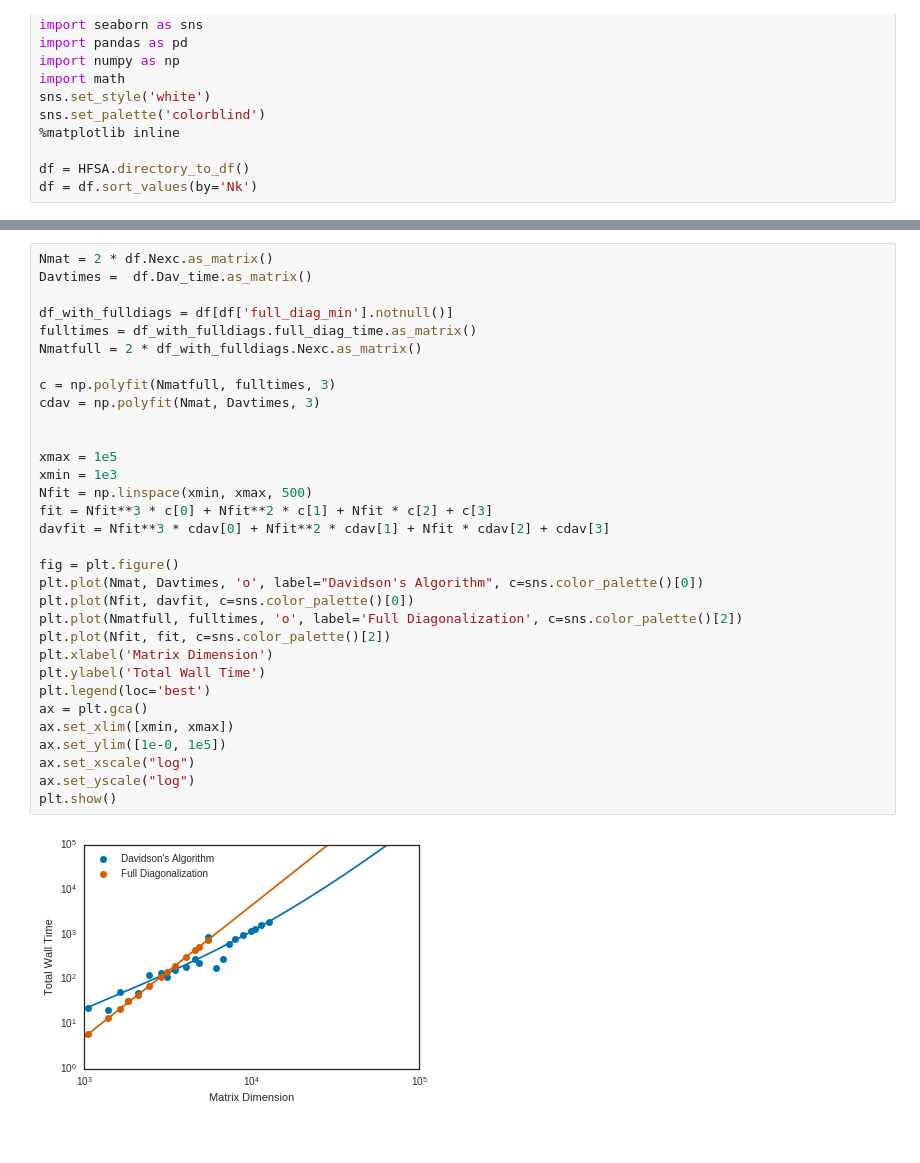
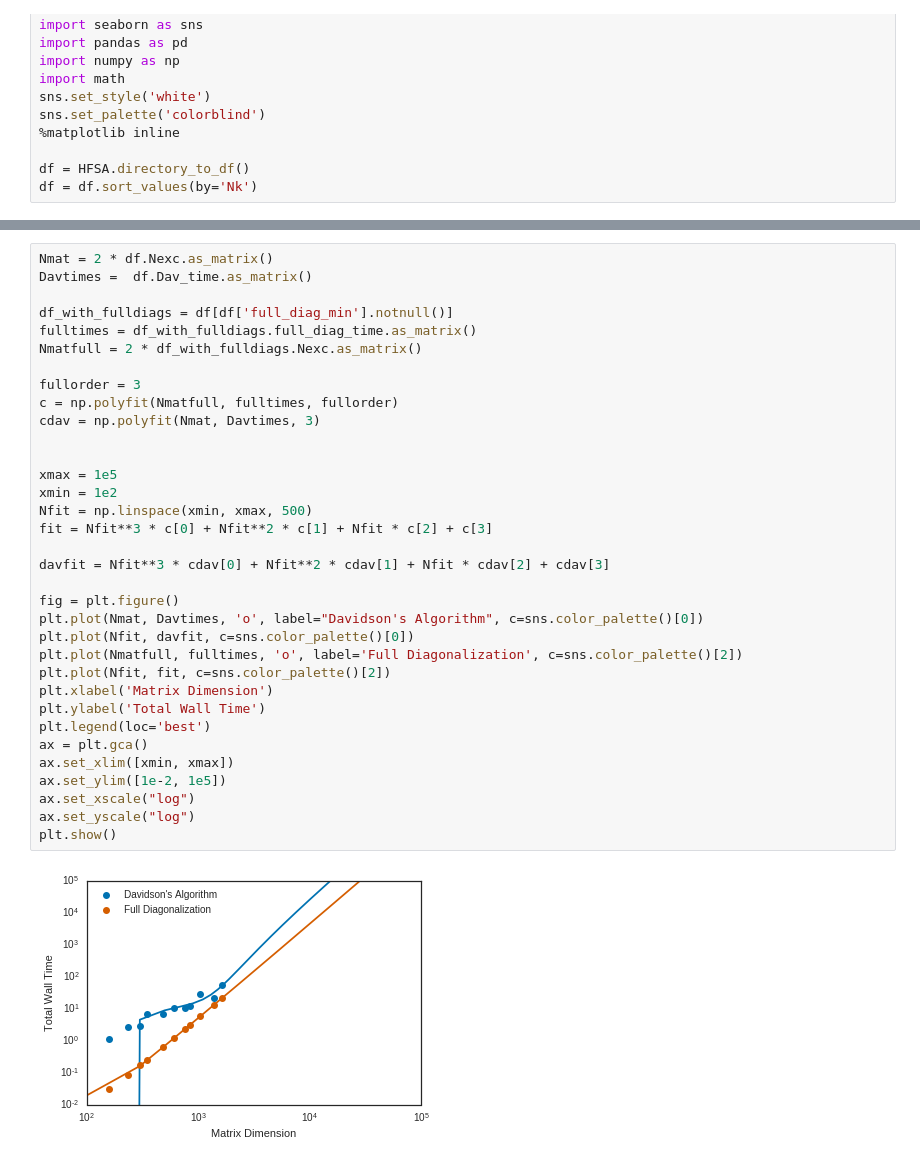
Before and after one commit to ecurtin2/HF-Stability, a Jupyter notebook: src/Analyzer.ipynb, the cells around one changed output, grey strips where cells are left out. Saved outputs shown, nothing was run; the diff lists cells and outputs as text.

```diff
--- a/src/Analyzer.ipynb
+++ b/src/Analyzer.ipynb
@@ -68,37 +68,39 @@ plt.show()
 # %%
 Nmat = 2 * df.Nexc.as_matrix()
 Davtimes =  df.Dav_time.as_matrix()
 
 df_with_fulldiags = df[df['full_diag_min'].notnull()]
 fulltimes = df_with_fulldiags.full_diag_time.as_matrix()
 Nmatfull = 2 * df_with_fulldiags.Nexc.as_matrix()
 
-c = np.polyfit(Nmatfull, fulltimes, 3)
+fullorder = 3
+c = np.polyfit(Nmatfull, fulltimes, fullorder)
 cdav = np.polyfit(Nmat, Davtimes, 3)
 
 
 xmax = 1e5
-xmin = 1e3
+xmin = 1e2
 Nfit = np.linspace(xmin, xmax, 500)
 fit = Nfit**3 * c[0] + Nfit**2 * c[1] + Nfit * c[2] + c[3]
+
 davfit = Nfit**3 * cdav[0] + Nfit**2 * cdav[1] + Nfit * cdav[2] + cdav[3]
 
 fig = plt.figure()
 plt.plot(Nmat, Davtimes, 'o', label="Davidson's Algorithm", c=sns.color_palette()[0])
 plt.plot(Nfit, davfit, c=sns.color_palette()[0])
 plt.plot(Nmatfull, fulltimes, 'o', label='Full Diagonalization', c=sns.color_palette()[2])
 plt.plot(Nfit, fit, c=sns.color_palette()[2])
 plt.xlabel('Matrix Dimension')
 plt.ylabel('Total Wall Time')
 plt.legend(loc='best')
 ax = plt.gca()
 ax.set_xlim([xmin, xmax])
-ax.set_ylim([1e-0, 1e5])
+ax.set_ylim([1e-2, 1e5])
 ax.set_xscale("log")
 ax.set_yscale("log")
 plt.show()
 # %% [output]
-[figure, old version]
+[figure, new version]
 # %%
 plt.figure()
 Nexcs = df['Nexc']
```
Also changed, not shown: parts of 11 cells of this notebook, 7 other files.
